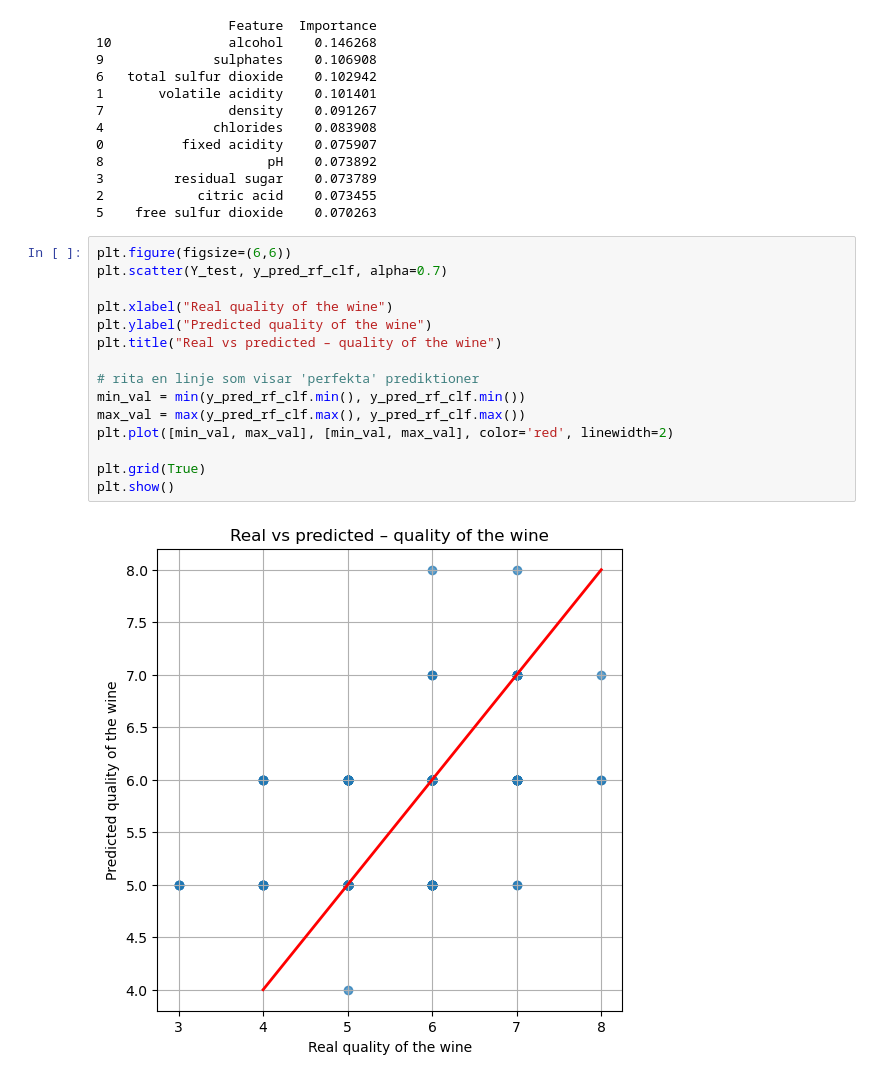
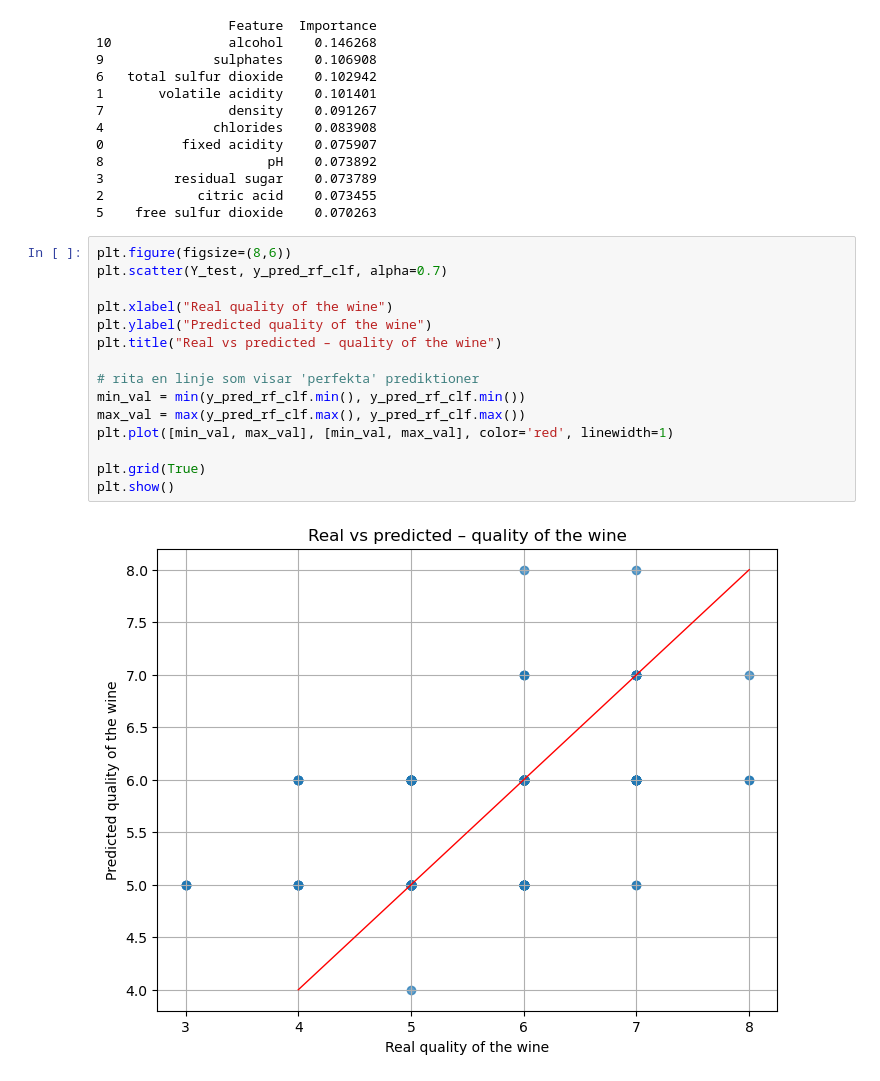
Before and after one commit to Azzure45/big-data-iot-labs, a Jupyter notebook: mini-projekt/mini-project-anton-mahdi.ipynb, the cells around one changed output. Saved outputs shown, nothing was run; the diff lists cells and outputs as text.

```diff
--- a/mini-projekt/mini-project-anton-mahdi.ipynb
+++ b/mini-projekt/mini-project-anton-mahdi.ipynb
@@ -400,19 +402,19 @@ print(df.sort_values('Importance', ascending=False))
 2            citric acid    0.073455
 5    free sulfur dioxide    0.070263
 # %%
-plt.figure(figsize=(6,6))
+plt.figure(figsize=(8,6))
 plt.scatter(Y_test, y_pred_rf_clf, alpha=0.7)
 
 plt.xlabel("Real quality of the wine")
 plt.ylabel("Predicted quality of the wine")
 plt.title("Real vs predicted – quality of the wine")
 
 # rita en linje som visar 'perfekta' prediktioner
 min_val = min(y_pred_rf_clf.min(), y_pred_rf_clf.min())
 max_val = max(y_pred_rf_clf.max(), y_pred_rf_clf.max())
-plt.plot([min_val, max_val], [min_val, max_val], color='red', linewidth=2)
+plt.plot([min_val, max_val], [min_val, max_val], color='red', linewidth=1)
 
 plt.grid(True)
 plt.show()
 # %% [output]
-[figure, old version]
+[figure, new version]
```
Also changed, not shown: parts of 3 cells of this notebook.
